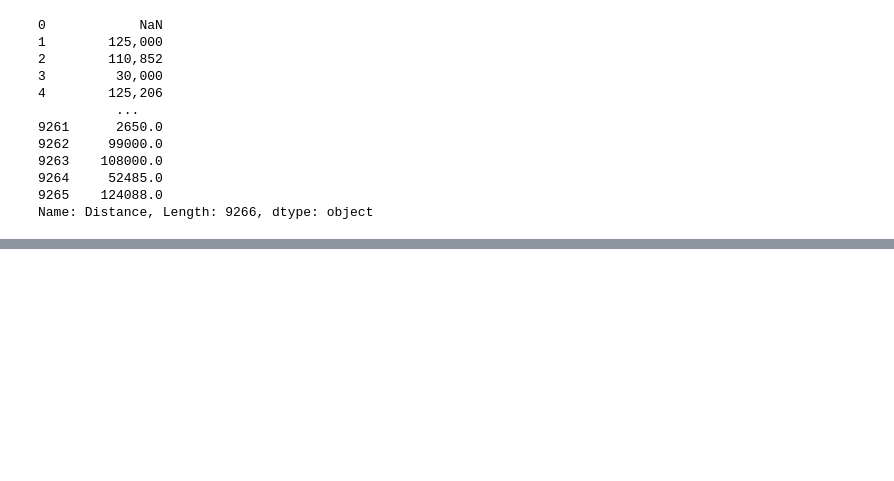
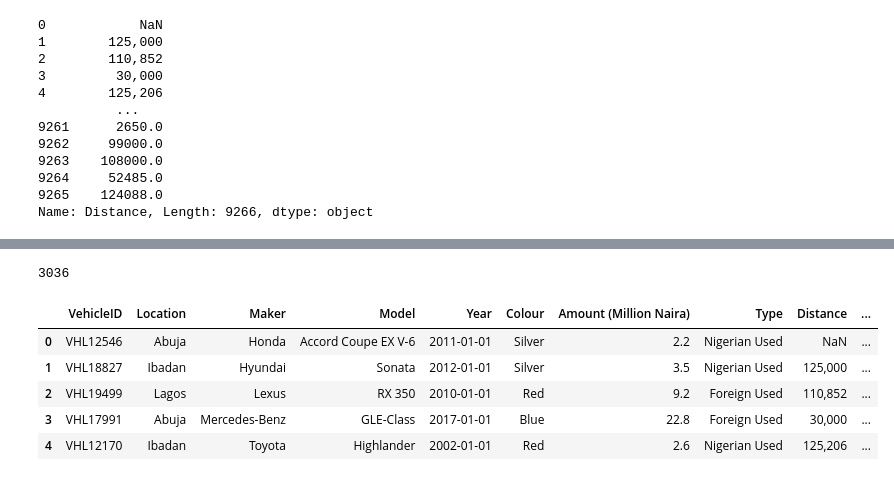
Before and after one commit to Bola-coder/ML-Projects, a Jupyter notebook: free-ai-classes-in-every-city-hackathon (1)/model.ipynb, the cells around one changed output, grey strips where cells are left out. Drawn from its saved outputs; the diff is of its cells as text; code cells hidden in the pictures; blank space fills up the shorter version.

```diff
--- a/free-ai-classes-in-every-city-hackathon (1)/model.ipynb
+++ b/free-ai-classes-in-every-city-hackathon (1)/model.ipynb
@@ -272,0 +322,13 @@ Name: Distance, Length: 9266, dtype: object
+# %%
+df.Distance.isnull().sum()
+# %% [output]
+3036
+# %%
+df.head()
+# %% [output]
+|  | VehicleID | Location | Maker | Model | Year | Colour | Amount (Million Naira) | Type | Distance | ... |
+| 0 | VHL12546 | Abuja | Honda | Accord Coupe EX V-6 | 2011-01-01 | Silver | 2.2 | Nigerian Used | NaN | ... |
+| 1 | VHL18827 | Ibadan | Hyundai | Sonata | 2012-01-01 | Silver | 3.5 | Nigerian Used | 125,000 | ... |
+| 2 | VHL19499 | Lagos | Lexus | RX 350 | 2010-01-01 | Red | 9.2 | Foreign Used | 110,852 | ... |
+| 3 | VHL17991 | Abuja | Mercedes-Benz | GLE-Class | 2017-01-01 | Blue | 22.8 | Foreign Used | 30,000 | ... |
+| 4 | VHL12170 | Ibadan | Toyota | Highlander | 2002-01-01 | Red | 2.6 | Nigerian Used | 125,206 | ... |
```
Also changed, not shown: parts of 9 cells of this notebook.
